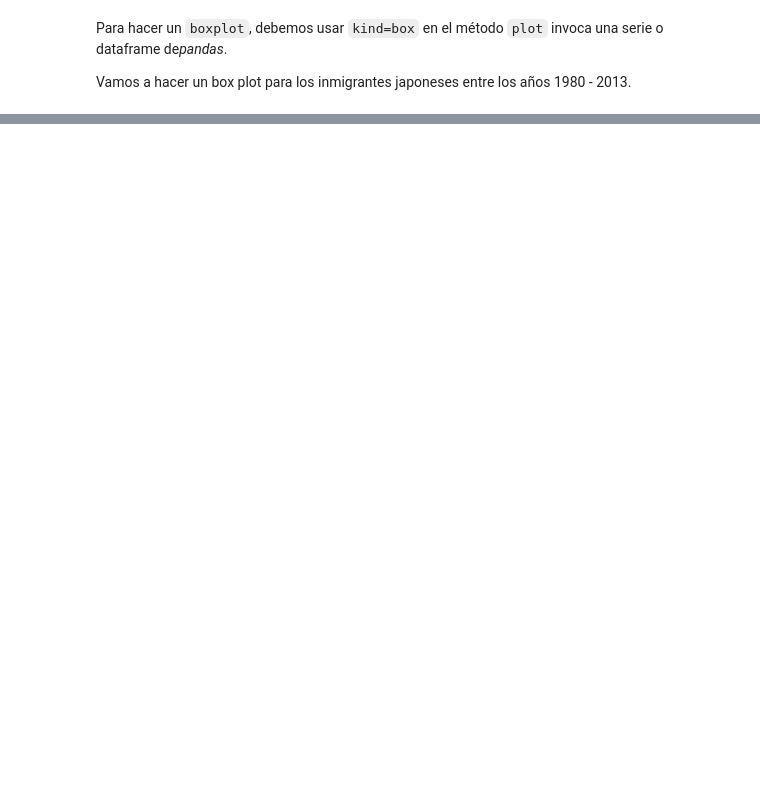
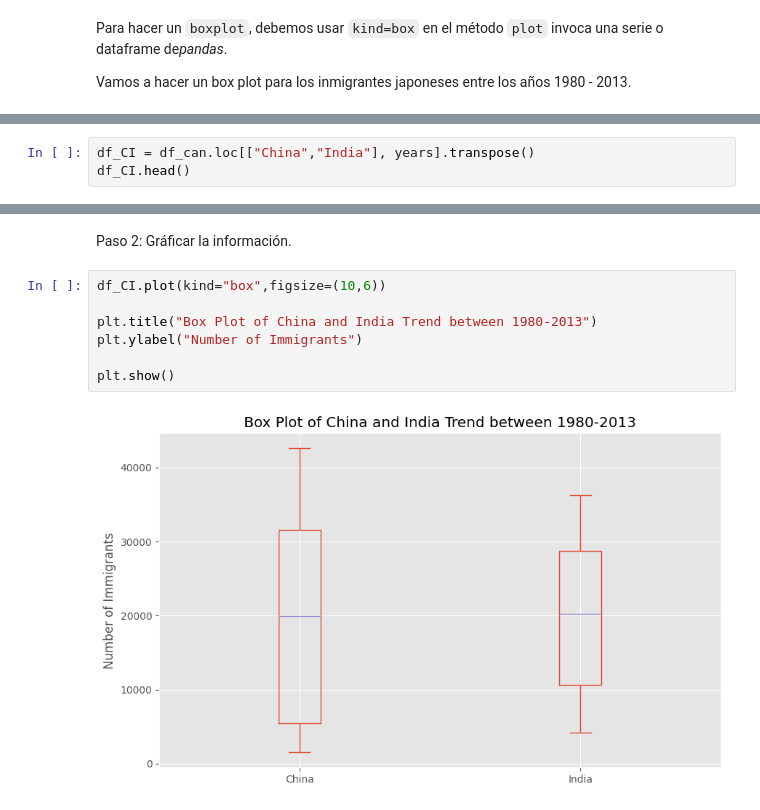
Before and after one commit to reivincitot/Curso-ibm, a Jupyter notebook: Data visualization with python/pieChartsBoxPlotsScatterPlotsBubblePlots_lab3.ipynb, the cells around one changed output, grey strips where cells are left out. Drawn from its saved outputs; the diff is of its cells as text; blank space fills up the shorter version.

```diff
--- a/Data visualization with python/pieChartsBoxPlotsScatterPlotsBubblePlots_lab3.ipynb
+++ b/Data visualization with python/pieChartsBoxPlotsScatterPlotsBubblePlots_lab3.ipynb
@@ -252,0 +304,3 @@ Vamos a hacer un box plot para los inmigrantes japoneses entre los años 1980 -
+# %%
+df_CI = df_can.loc[["China","India"], years].transpose()
+df_CI.head()
@@ -252,0 +328,11 @@ Vamos a hacer un box plot para los inmigrantes japoneses entre los años 1980 -
+# %% [markdown]
+Paso 2: Gráficar la información.
+# %%
+df_CI.plot(kind="box",figsize=(10,6))
+
+plt.title("Box Plot of China and India Trend between 1980-2013")
+plt.ylabel("Number of Immigrants")
+
+plt.show()
+# %% [output]
+[figure, added]
```
Also changed, not shown: parts of 40 cells of this notebook.
